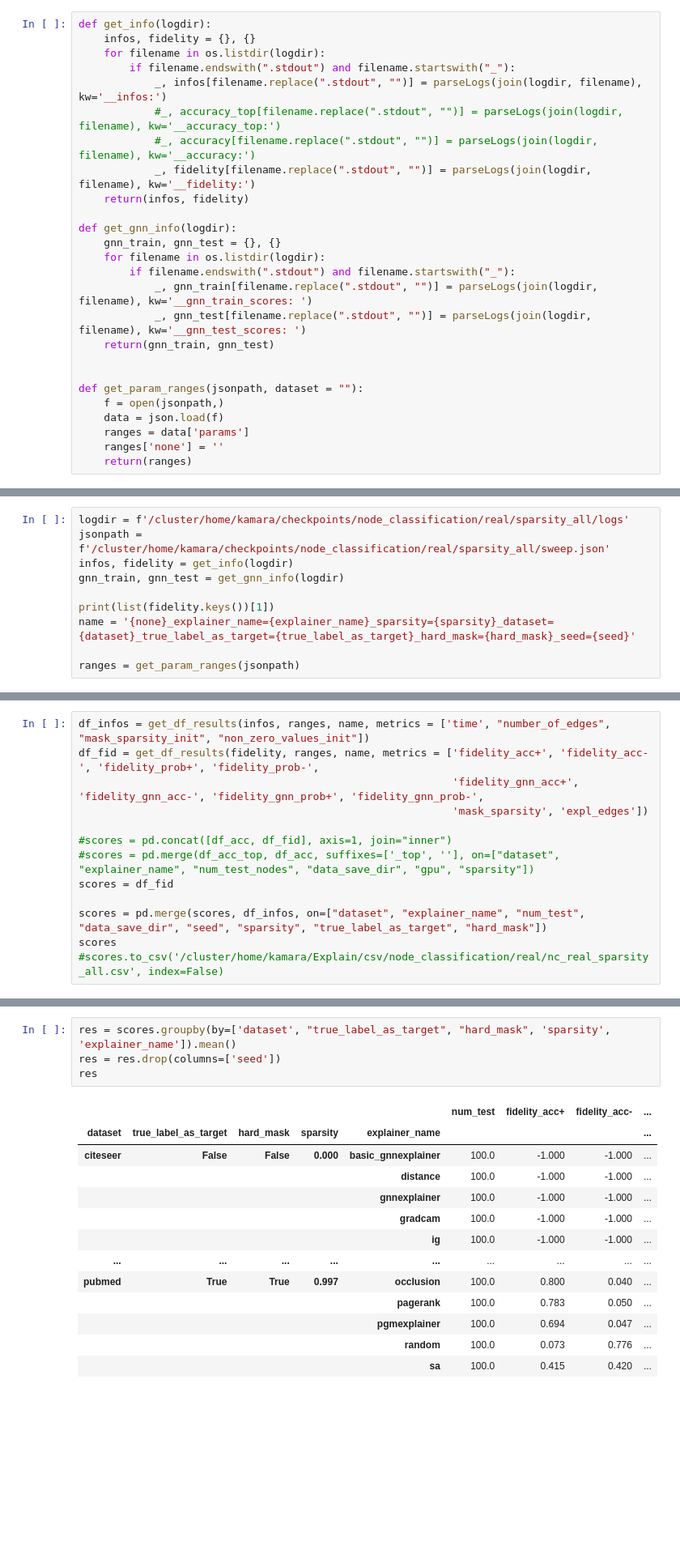
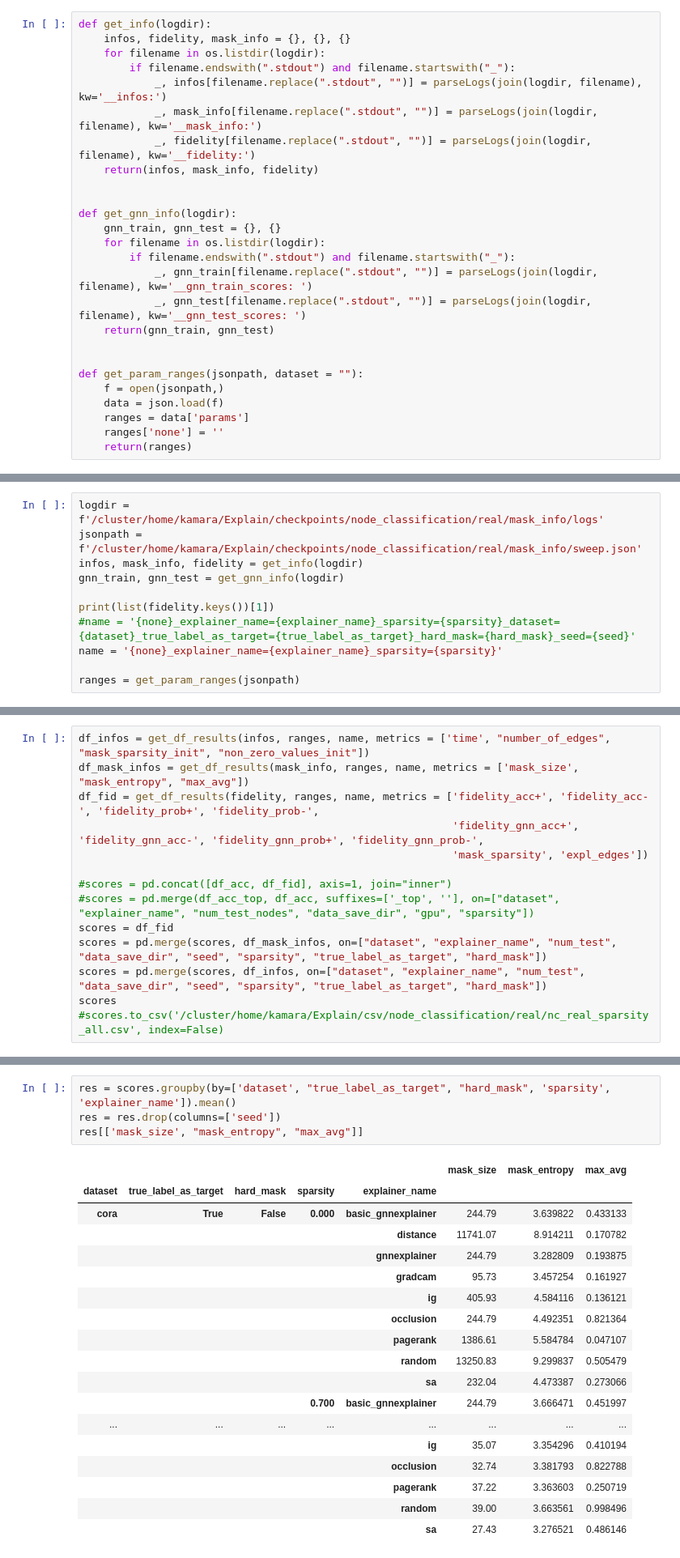
Before and after one commit to GraphFramEx/graphframex, a Jupyter notebook: notebooks/Results_Experiments.ipynb, the cells around one changed output, grey strips where cells are left out. Shown at 81% size. Drawn from its saved outputs; the diff is of its cells as text; blank space fills up the shorter version.

Commit message:
mask density

```diff
--- a/notebooks/Results_Experiments.ipynb
+++ b/notebooks/Results_Experiments.ipynb
@@ -67,14 +67,14 @@ def parseLogs(logfile, kw="rawlogs:"):
     return logs, df
 # %%
 def get_info(logdir):
-    infos, fidelity = {}, {}
+    infos, fidelity, mask_info = {}, {}, {}
     for filename in os.listdir(logdir):
         if filename.endswith(".stdout") and filename.startswith("_"):
             _, infos[filename.replace(".stdout", "")] = parseLogs(join(logdir, filename), kw='__infos:')
-            #_, accuracy_top[filename.replace(".stdout", "")] = parseLogs(join(logdir, filename), kw='__accuracy_top:')
-            #_, accuracy[filename.replace(".stdout", "")] = parseLogs(join(logdir, filename), kw='__accuracy:')
+            _, mask_info[filename.replace(".stdout", "")] = parseLogs(join(logdir, filename), kw='__mask_info:')
             _, fidelity[filename.replace(".stdout", "")] = parseLogs(join(logdir, filename), kw='__fidelity:')
-    return(infos, fidelity)
+    return(infos, mask_info, fidelity)
+
 
 def get_gnn_info(logdir):
     gnn_train, gnn_test = {}, {}
@@ -122,13 +122,14 @@ def get_df_results(logs, ranges, name, metrics, selection = 'last'):
 # %% [markdown]
 ### Sparsity
 # %%
-logdir = f'/cluster/home/kamara/checkpoints/node_classification/real/sparsity_all/logs'
-jsonpath = f'/cluster/home/kamara/checkpoints/node_classification/real/sparsity_all/sweep.json'
-infos, fidelity = get_info(logdir)
+logdir = f'/cluster/home/kamara/Explain/checkpoints/node_classification/real/mask_info/logs'
+jsonpath = f'/cluster/home/kamara/Explain/checkpoints/node_classification/real/mask_info/sweep.json'
+infos, mask_info, fidelity = get_info(logdir)
 gnn_train, gnn_test = get_gnn_info(logdir)
 
 print(list(fidelity.keys())[1])
-name = '{none}_explainer_name={explainer_name}_sparsity={sparsity}_dataset={dataset}_true_label_as_target={true_label_as_target}_hard_mask={hard_mask}_seed={seed}'
+#name = '{none}_explainer_name={explainer_name}_sparsity={sparsity}_dataset={dataset}_true_label_as_target={true_label_as_target}_hard_mask={hard_mask}_seed={seed}'
+name = '{none}_explainer_name={explainer_name}_sparsity={sparsity}'
 
 ranges = get_param_ranges(jsonpath)
 # %% [output]
@@ -157,6 +158,7 @@ gnn_scores.to_csv('/cluster/home/kamara/Explain/csv/node_classification/real/nc_
 ### Explainability methods scores
 # %%
 df_infos = get_df_results(infos, ranges, name, metrics = ['time', "number_of_edges", "mask_sparsity_init", "non_zero_values_init"])
+df_mask_infos = get_df_results(mask_info, ranges, name, metrics = ['mask_size', "mask_entropy", "max_avg"])
 df_fid = get_df_results(fidelity, ranges, name, metrics = ['fidelity_acc+', 'fidelity_acc-', 'fidelity_prob+', 'fidelity_prob-',
                                                            'fidelity_gnn_acc+', 'fidelity_gnn_acc-', 'fidelity_gnn_prob+', 'fidelity_gnn_prob-',
                                                            'mask_sparsity', 'expl_edges'])
@@ -164,7 +166,7 @@ df_fid = get_df_results(fidelity, ranges, name, metrics = ['fidelity_acc+', 'fid
 #scores = pd.concat([df_acc, df_fid], axis=1, join="inner")
 #scores = pd.merge(df_acc_top, df_acc, suffixes=['_top', ''], on=["dataset", "explainer_name", "num_test_nodes", "data_save_dir", "gpu", "sparsity"])
 scores = df_fid
-
+scores = pd.merge(scores, df_mask_infos, on=["dataset", "explainer_name", "num_test", "data_save_dir", "seed", "sparsity", "true_label_as_target", "hard_mask"])
 scores = pd.merge(scores, df_infos, on=["dataset", "explainer_name", "num_test", "data_save_dir", "seed", "sparsity", "true_label_as_target", "hard_mask"])
 scores
 #scores.to_csv('/cluster/home/kamara/Explain/csv/node_classification/real/nc_real_sparsity_all.csv', index=False)
@@ -185,18 +192,23 @@ scores
 # %%
 res = scores.groupby(by=['dataset', "true_label_as_target", "hard_mask", 'sparsity', 'explainer_name']).mean()
 res = res.drop(columns=['seed'])
-res
+res[['mask_size', "mask_entropy", "max_avg"]]
 # %% [output]
-|  |  |  |  |  | num_test | fidelity_acc+ | fidelity_acc- | ... |
-| dataset | true_label_as_target | hard_mask | sparsity | explainer_name |  |  |  | ... |
-| citeseer | False | False | 0.000 | basic_gnnexplainer | 100.0 | -1.000 | -1.000 | ... |
-|  |  |  |  | distance | 100.0 | -1.000 | -1.000 | ... |
-|  |  |  |  | gnnexplainer | 100.0 | -1.000 | -1.000 | ... |
-|  |  |  |  | gradcam | 100.0 | -1.000 | -1.000 | ... |
-|  |  |  |  | ig | 100.0 | -1.000 | -1.000 | ... |
-| ... | ... | ... | ... | ... | ... | ... | ... | ... |
-| pubmed | True | True | 0.997 | occlusion | 100.0 | 0.800 | 0.040 | ... |
-|  |  |  |  | pagerank | 100.0 | 0.783 | 0.050 | ... |
-|  |  |  |  | pgmexplainer | 100.0 | 0.694 | 0.047 | ... |
-|  |  |  |  | random | 100.0 | 0.073 | 0.776 | ... |
-|  |  |  |  | sa | 100.0 | 0.415 | 0.420 | ... |
+|  |  |  |  |  | mask_size | mask_entropy | max_avg |
+| dataset | true_label_as_target | hard_mask | sparsity | explainer_name |  |  |  |
+| cora | True | False | 0.000 | basic_gnnexplainer | 244.79 | 3.639822 | 0.433133 |
+|  |  |  |  | distance | 11741.07 | 8.914211 | 0.170782 |
+|  |  |  |  | gnnexplainer | 244.79 | 3.282809 | 0.193875 |
+|  |  |  |  | gradcam | 95.73 | 3.457254 | 0.161927 |
+|  |  |  |  | ig | 405.93 | 4.584116 | 0.136121 |
+|  |  |  |  | occlusion | 244.79 | 4.492351 | 0.821364 |
+|  |  |  |  | pagerank | 1386.61 | 5.584784 | 0.047107 |
+|  |  |  |  | random | 13250.83 | 9.299837 | 0.505479 |
+|  |  |  |  | sa | 232.04 | 4.473387 | 0.273066 |
+|  |  |  | 0.700 | basic_gnnexplainer | 244.79 | 3.666471 | 0.451997 |
+| ... | ... | ... | ... | ... | ... | ... | ... |
+|  |  |  |  | ig | 35.07 | 3.354296 | 0.410194 |
+|  |  |  |  | occlusion | 32.74 | 3.381793 | 0.822788 |
+|  |  |  |  | pagerank | 37.22 | 3.363603 | 0.250719 |
+|  |  |  |  | random | 39.00 | 3.663561 | 0.998496 |
+|  |  |  |  | sa | 27.43 | 3.276521 | 0.486146 |
```
Also changed, not shown: parts of 4 cells of this notebook, 5 other files.
